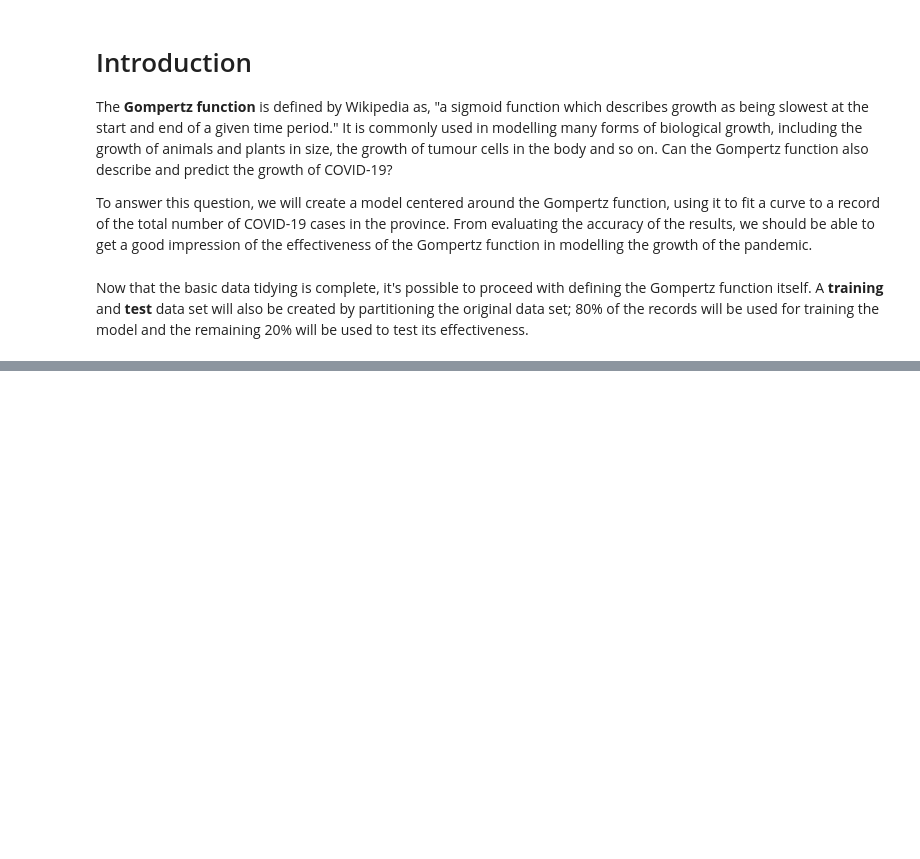
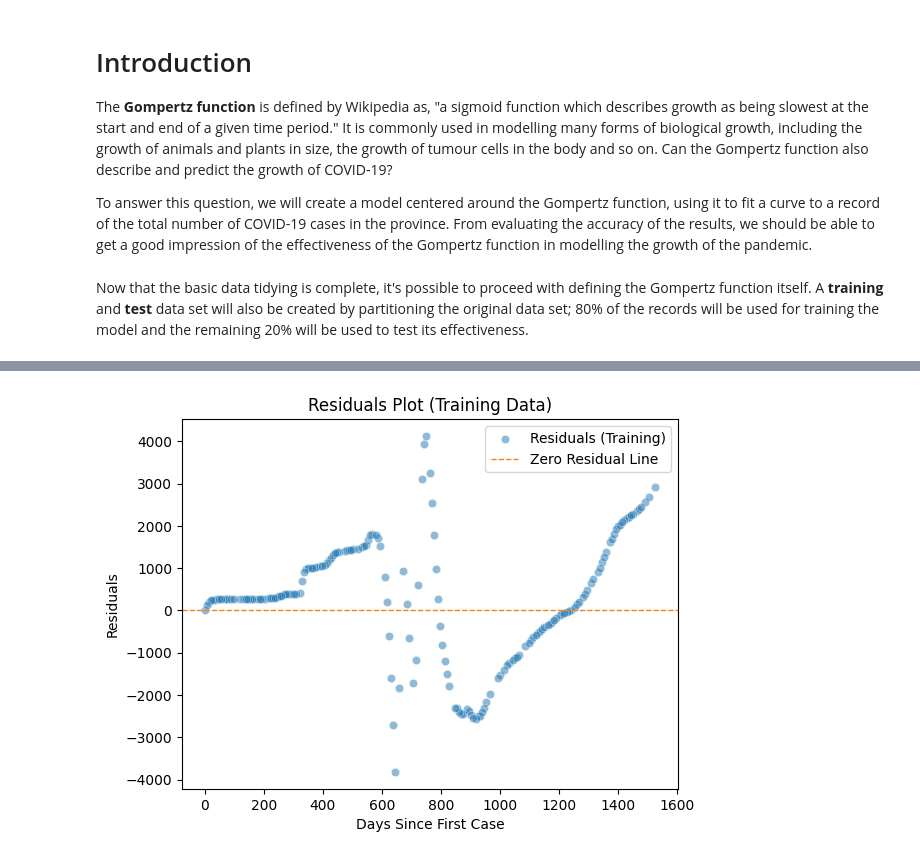
Before and after one commit to sa0v/COVID, a Jupyter notebook: COVID.ipynb, the cells around one changed output, grey strips where cells are left out. Saved outputs shown, nothing was run; the diff lists cells and outputs as text; code cells hidden in the pictures; blank space fills up the shorter version.

```diff
--- a/COVID.ipynb
+++ b/COVID.ipynb
@@ -163,0 +168,12 @@ The model has been trained using a subset of the original data set. We can now e
+# %%
+# Plot residuals for the training data
+sns.scatterplot(x=X_train['days'], y=residuals_train, color='tab:blue', alpha=0.5, label='Residuals (Training)')
+plt.axhline(0, color='tab:orange', linestyle='--', linewidth=1, label='Zero Residual Line')
+plt.title("Residuals Plot (Training Data)")
+plt.xlabel("Days Since First Case")
+plt.ylabel("Residuals")
+plt.legend()
+plt.grid(False)
+plt.show()
+# %% [output]
+[figure, added]
```
Also changed, not shown: parts of 30 cells of this notebook.
